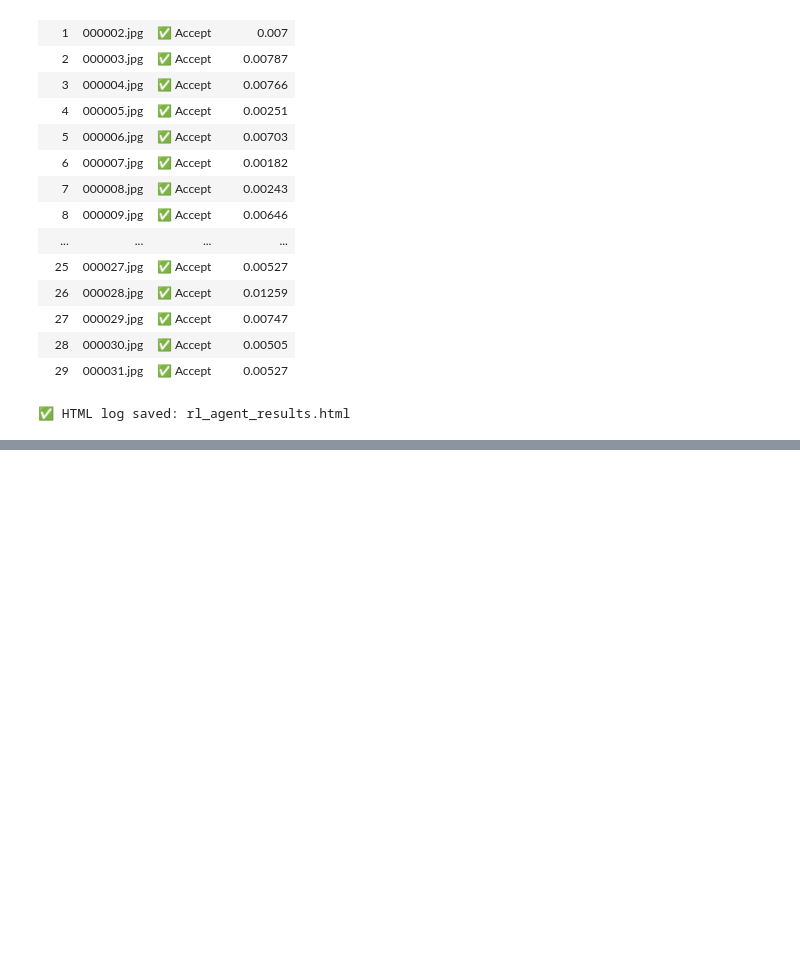
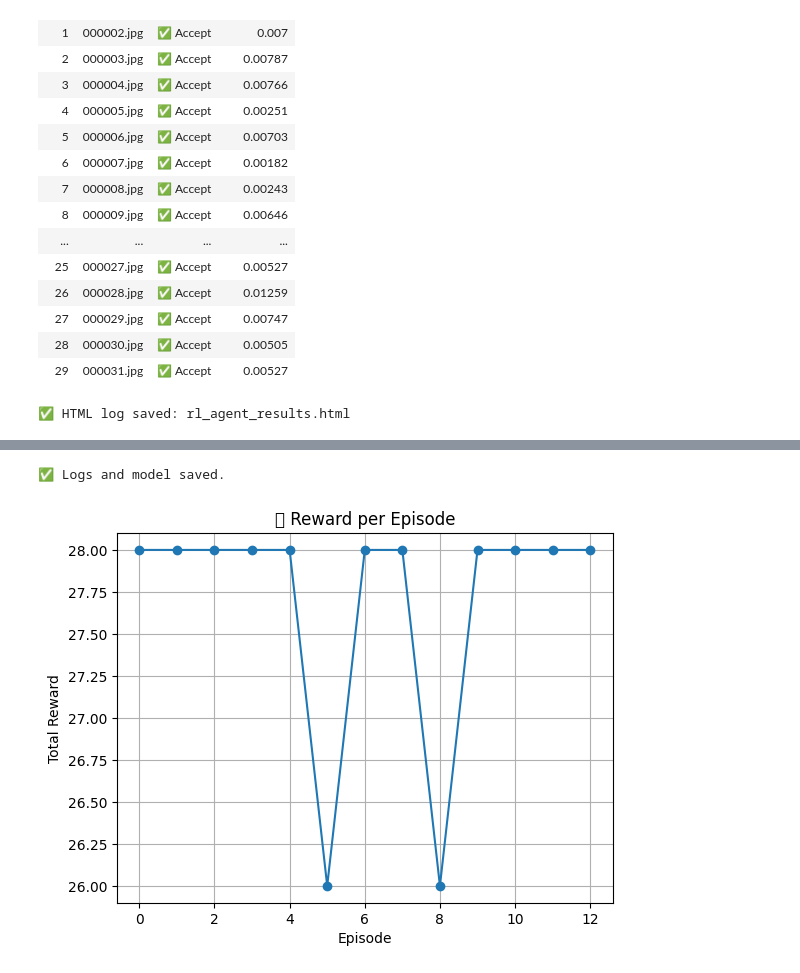
Before and after one commit to Ericadeshh/HarvestGuard, a Jupyter notebook: notebooks/04_rl_agent_train.ipynb, the cells around one changed output, grey strips where cells are left out. Saved outputs shown, nothing was run; the diff lists cells and outputs as text; code cells hidden in the pictures; blank space fills up the shorter version.

```diff
--- a/notebooks/04_rl_agent_train.ipynb
+++ b/notebooks/04_rl_agent_train.ipynb
@@ -291,3 +291,26 @@ print(f"🏁 Demo finished — Total Reward Collected: {total_reward}")
 🎞️ RL Agent Visual Inference Demo:
 📄 PDF report saved: rl_agent_report.pdf
 🏁 Demo finished — Total Reward Collected: 30
+# %%
+# 📊 Post-Analysis Summary
+
+# Stats
+num_flagged = sum(1 for r in results if "Flag" in r["action"])
+num_accepted = len(results) - num_flagged
+avg_error = round(sum(r["error"] for r in results) / len(results), 5)
+
+print("🔍 RL Agent Analysis Summary")
+print(f"🖼 Total Images Processed: {len(results)}")
+print(f"✅ Accepted: {num_accepted}")
+print(f"🚨 Flagged: {num_flagged}")
+print(f"📈 Average Reconstruction Error: {avg_error}")
+
+# If desired, export as text
+with open("rl_agent_analysis_summary.txt", "w") as f:
+    f.write("RL Agent Analysis Summary\n")
+    f.write(f"Total Images Processed: {len(results)}\n")
+    f.write(f"Accepted: {num_accepted}\n")
+    f.write(f"Flagged: {num_flagged}\n")
+    f.write(f"Average Reconstruction Error: {avg_error}\n")
+
+print("📝 Summary exported: rl_agent_analysis_summary.txt")
@@ -334,0 +417,4 @@ RL Agent Decision Log
+# %%
+# 📈 Cell B: Initialize tracking logs and metrics
+training_log = []
+reward_per_episode = []
@@ -334,0 +472,22 @@ RL Agent Decision Log
+# %%
+# 💾 Cell D: Save model and logs
+torch.save(model.state_dict(), PROJECT_ROOT / "models" / "checkpoints" / "rl_agent_feedback.pth")
+
+import pandas as pd
+df_log = pd.DataFrame(training_log)
+df_log.to_csv("rl_feedback_log.csv", index=False)
+print("✅ Logs and model saved.")
+# %% [output]
+✅ Logs and model saved.
+# %%
+# 📊 Cell E: Plot Rewards
+import matplotlib.pyplot as plt
+
+plt.plot(reward_per_episode, marker='o')
+plt.title("📉 Reward per Episode")
+plt.xlabel("Episode")
+plt.ylabel("Total Reward")
+plt.grid(True)
+plt.show()
+# %% [output]
+[figure, added]
```
Also changed, not shown: parts of 11 cells of this notebook, 3 other files.
